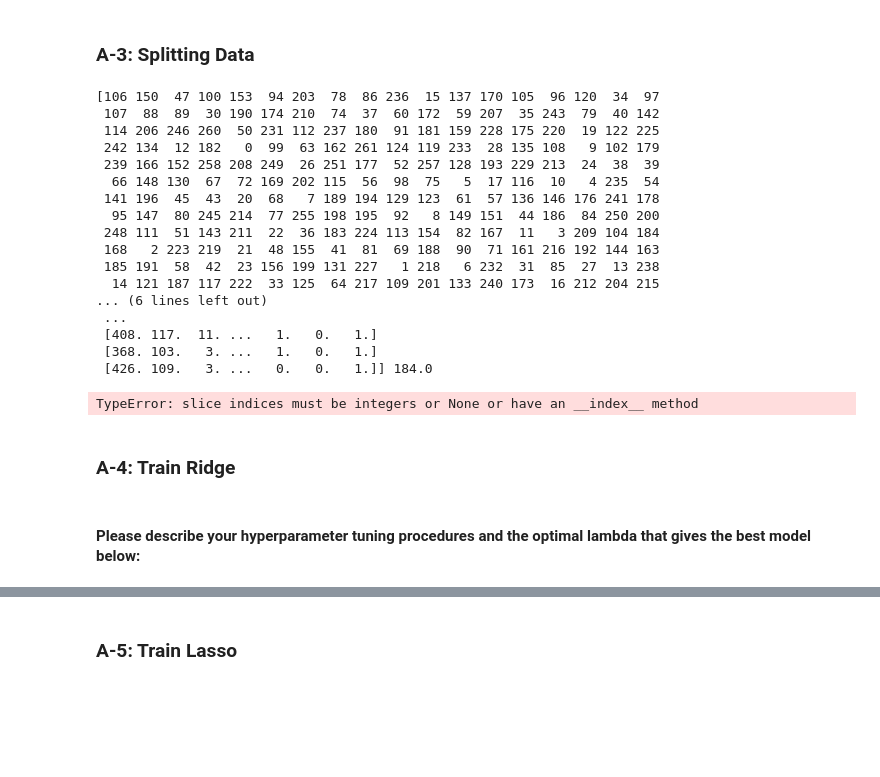
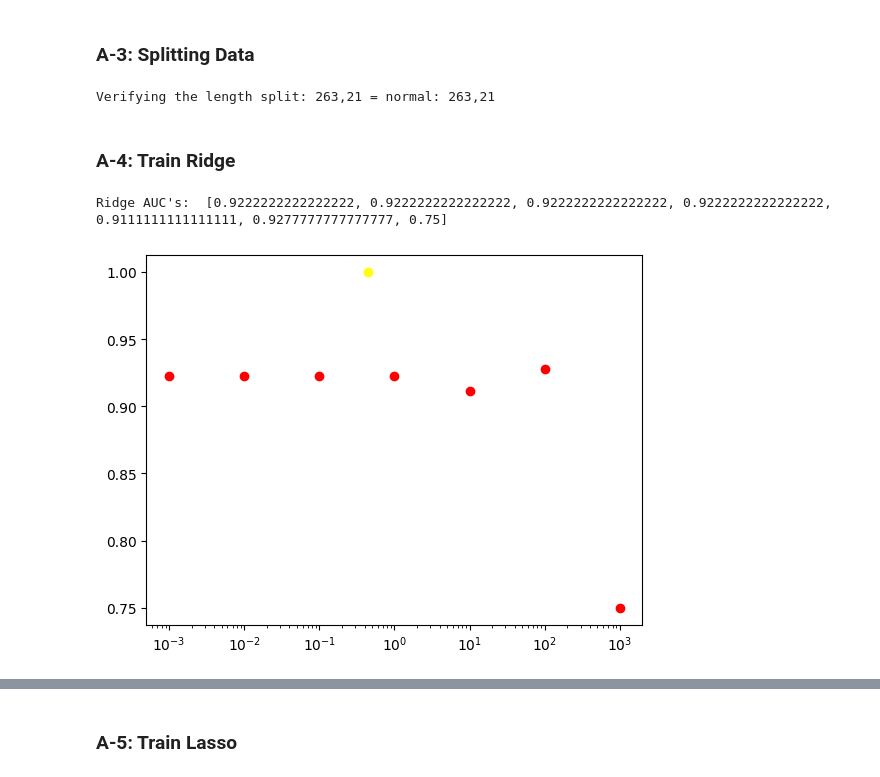
Before and after one commit to Tombo-Combo77/633Hw2, a Jupyter notebook: CSCE633_HW2_Starter_Notebook.ipynb, the cells around one changed output, grey strips where cells are left out. Cells and saved outputs as stored; diff of their text form; code cells hidden in the pictures; blank space fills up the shorter version.

Commit message:
Finished Ridge and Lasso Regression and chose 'optimal' hyperparameter

```diff
--- a/CSCE633_HW2_Starter_Notebook.ipynb
+++ b/CSCE633_HW2_Starter_Notebook.ipynb
@@ -59,18 +63,16 @@ lbl = lbl.replace('N', 1)
 ind = np.arange(0, feat.shape[0], 1)
 np.random.shuffle(ind)
 
-print(ind)
 featNp = feat.to_numpy()[ind]
 lblNp = lbl.to_numpy()[ind]
 
 #Step Two: Breaking up the shuffled indices into appropriate subsets
-trLen = np.floor(.7*featNp.shape[0])
-tstLen = np.floor(.2*featNp.shape[0])
+trLen = int(np.floor(.7*featNp.shape[0]))
+tstLen = int(np.floor(.2*featNp.shape[0]))
 valLen = featNp.shape[0]-trLen-tstLen
 
-print(featNp, trLen)
-trFeat = featNp[:trLen]
-trLbl = lblNp[:trLen]
+trFeat = featNp[:trLen, :]
+trLbl = lblNp[:trLen, :]
 
 tstFeat = featNp[trLen:trLen+tstLen]
 tstLbl = lblNp[trLen:trLen+tstLen]
@@ -78,39 +80,61 @@ tstLbl = lblNp[trLen:trLen+tstLen]
 valFeat = featNp[-valLen:]
 valLbl = lblNp[-valLen:]
 
-print("Verifying the length split: {:i} = normal {:i}".format(trFeat.shape[0]+tstFeat.shape[0]+valFeat.shape[0], lblNp.shape[0]))
+print("Verifying the length split: {},{} = normal: {},{}".format(trFeat.shape[0]+tstFeat.shape[0]+valFeat.shape[0], trFeat.shape[1], lblNp.shape[0], featNp.shape[1]))
 # %% [output]
-[106 150  47 100 153  94 203  78  86 236  15 137 170 105  96 120  34  97
- 107  88  89  30 190 174 210  74  37  60 172  59 207  35 243  79  40 142
- 114 206 246 260  50 231 112 237 180  91 181 159 228 175 220  19 122 225
- 242 134  12 182   0  99  63 162 261 124 119 233  28 135 108   9 102 179
- 239 166 152 258 208 249  26 251 177  52 257 128 193 229 213  24  38  39
-  66 148 130  67  72 169 202 115  56  98  75   5  17 116  10   4 235  54
- 141 196  45  43  20  68   7 189 194 129 123  61  57 136 146 176 241 178
-  95 147  80 245 214  77 255 198 195  92   8 149 151  44 186  84 250 200
- 248 111  51 143 211  22  36 183 224 113 154  82 167  11   3 209 104 184
- 168   2 223 219  21  48 155  41  81  69 188  90  71 161 216 192 144 163
- 185 191  58  42  23 156 199 131 227   1 218   6 232  31  85  27  13 238
-  14 121 187 117 222  33 125  64 217 109 201 133 240 173  16 212 204 215
-... (6 lines left out)
- ...
- [408. 117.  11. ...   1.   0.   1.]
- [368. 103.   3. ...   1.   0.   1.]
- [426. 109.   3. ...   0.   0.   1.]] 184.0
+Verifying the length split: 263,21 = normal: 263,21
-TypeError: slice indices must be integers or None or have an __index__ method
 # %% [markdown]
 ### A-4: Train Ridge
 # %%
+#Module 3 - Lecture 9
 def train_ridge( x_train: np.ndarray, y_train:np.ndarray, x_val: np.ndarray, y_val: np.ndarray, max_iter: int = int(1e8))-> dict:
     '''
         Instantiate an object of Ridge Regression, train the model object using training data for the given N-bootstraps iterations.
         In each iteration train the model for all alpha_vals, compute the auc values with the validation set and append the values to aucs_ridge.
         Return the "ridge_mean_auc" dictionary which stores the mean auc for each alpha.
     '''
-    n_bootstraps = int(1e3)
+    n_bootstraps = int(1e3) #TODO: Figure out what these bootstraps are for
     aucs_ridge = []
     alpha_vals = [1e-3, 1e-2, 1e-1, 1, 1e1, 1e2, 1e3]
 
     ## YOUR CODE HERE
+    bestModel = None
+    maxAuc = 0
+    for alpha in alpha_vals:
+        model = Ridge(alpha = alpha,  max_iter = max_iter)
+        model.fit(x_train, y_train)
+        fpr, tpr, thresholds = metrics.roc_curve(y_val, model.predict(x_val))
+        auc = metrics.auc(fpr, tpr)
+        aucs_ridge.append(auc)
+        if auc>maxAuc:
+            bestModel=model
+    print("Ridge AUC's: ", aucs_ridge)
+    return {A: B for A, B in zip(alpha_vals, aucs_ridge)}
+
+#Initial attempt used a quadratic fit, but the estimates were a little too risky
+# ridge_score = train_ridge(trFeat, trLbl, valFeat, valLbl)
+# alphas, rs =zip(*ridge_score.items())
+# plt.scatter(alphas, rs, color='red')
+# quad = np.poly1d(np.polyfit(alphas,rs, 2))
+# x=np.linspace(alphas[0], alphas[-1], 100)
+# d_quad = quad.deriv()
+# plt.plot(x, quad(x))
+# plt.xscale('log')
+# plt.show()
+
+# opt_alphar = d_quad.r[0] #using the root of the derivative
+# print("Optimal Alpha: ", opt_alphar)
+
+ridge_score = train_ridge(trFeat, trLbl, valFeat, valLbl)
+alphas, rs =zip(*ridge_score.items())
+alphas = np.asarray(alphas)
+rs = np.asarray(rs)
+plt.scatter(alphas, rs, color='red')
+r2 = rs**2 #If I square this parameter, I put more emphasis on the good estimate margin
+opt_alphaR = 10**(np.sum((r2*np.log(alphas)))/np.sum(r2))
+plt.scatter(opt_alphaR, 1, color='yellow')
+plt.xscale('log')
+plt.show()
+# %% [output]
+Ridge AUC's:  [0.9222222222222222, 0.9222222222222222, 0.9222222222222222, 0.9222222222222222, 0.9111111111111111, 0.9277777777777777, 0.75]
+[figure, added]
-# %% [markdown]
-#### Please describe your hyperparameter tuning procedures and the optimal lambda that gives the best model below:
```
Also changed, not shown: parts of 5 cells of this notebook.
